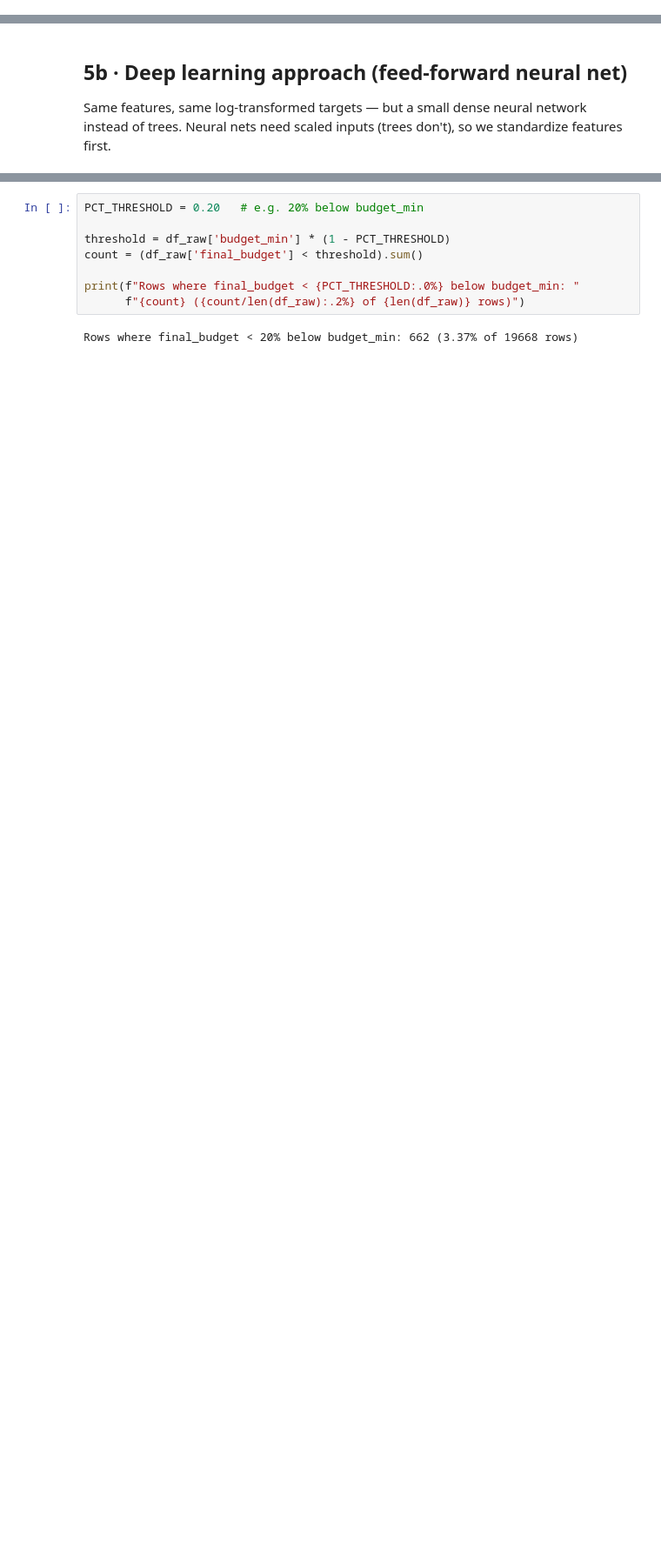
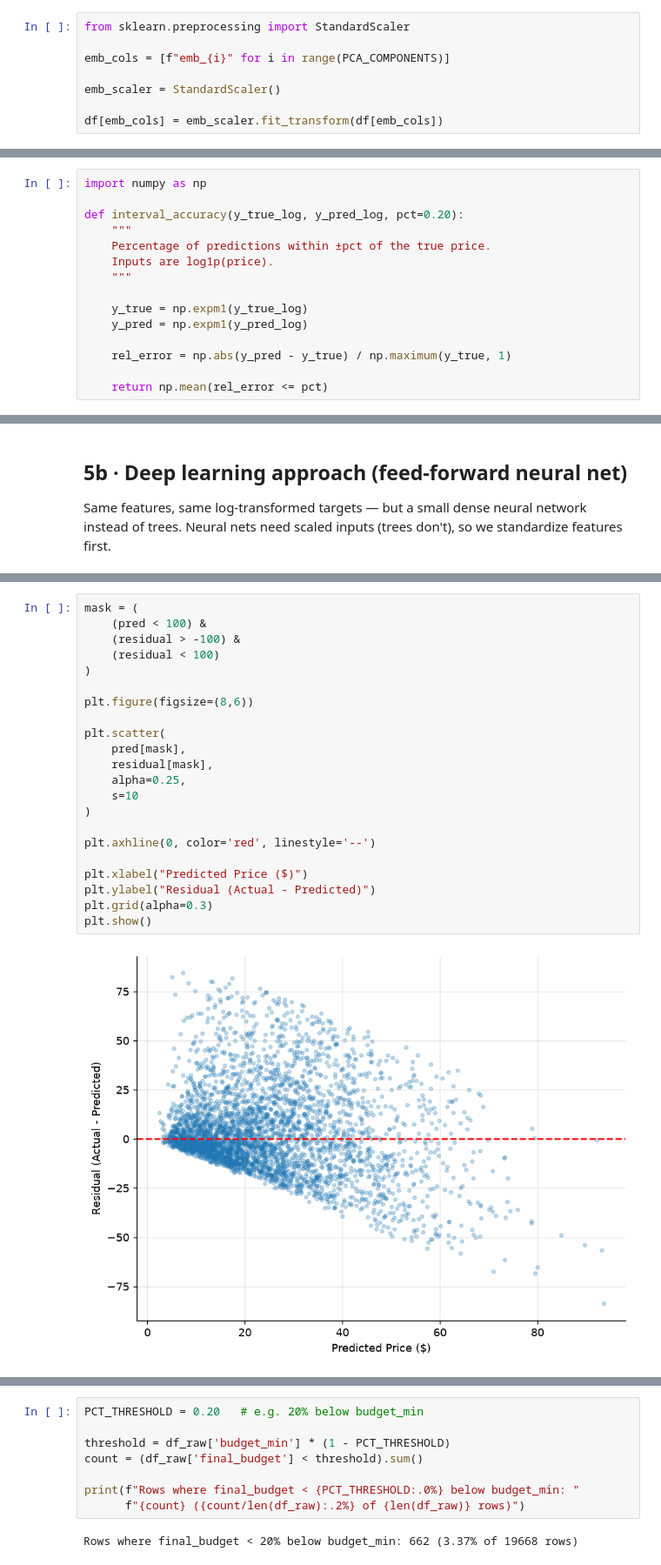
Before and after one commit to the-mr-poarbear/KarChandV2, a Jupyter notebook: backend/app/ml_projects_v3.ipynb, the cells around one changed output, grey strips where cells are left out. Shown at 87% size. Cells and saved outputs as stored; diff of their text form; blank space fills up the shorter version.

```diff
--- a/backend/app/ml_projects_v3.ipynb
+++ b/backend/app/ml_projects_v3.ipynb
@@ -172,3 +423,11 @@ Duration filled with median (7 days): 6797
+# %%
+from sklearn.preprocessing import StandardScaler
+
+emb_cols = [f"emb_{i}" for i in range(PCA_COMPONENTS)]
+
+emb_scaler = StandardScaler()
+
+df[emb_cols] = emb_scaler.fit_transform(df[emb_cols])
 # %% [markdown]
 ## 2 · Feature engineering & encoding
 # %%
@@ -282,5 +632,20 @@ cross_platform                     0
 project_type                       0
 feature_score_max                  0
 Length: 121, dtype: int64
+# %%
+import numpy as np
+
+def interval_accuracy(y_true_log, y_pred_log, pct=0.20):
+    """
+    Percentage of predictions within ±pct of the true price.
+    Inputs are log1p(price).
+    """
+
+    y_true = np.expm1(y_true_log)
+    y_pred = np.expm1(y_pred_log)
+
+    rel_error = np.abs(y_pred - y_true) / np.maximum(y_true, 1)
+
+    return np.mean(rel_error <= pct)
 # %% [markdown]
 ## 4 · Train models — Budget prediction
@@ -884,0 +1283,24 @@ plt.show()
+# %%
+mask = (
+    (pred < 100) &
+    (residual > -100) &
+    (residual < 100)
+)
+
+plt.figure(figsize=(8,6))
+
+plt.scatter(
+    pred[mask],
+    residual[mask],
+    alpha=0.25,
+    s=10
+)
+
+plt.axhline(0, color='red', linestyle='--')
+
+plt.xlabel("Predicted Price ($)")
+plt.ylabel("Residual (Actual - Predicted)")
+plt.grid(alpha=0.3)
+plt.show()
+# %% [output]
+[figure, added]
```
Also changed, not shown: parts of 30 cells of this notebook, 20 other files.
